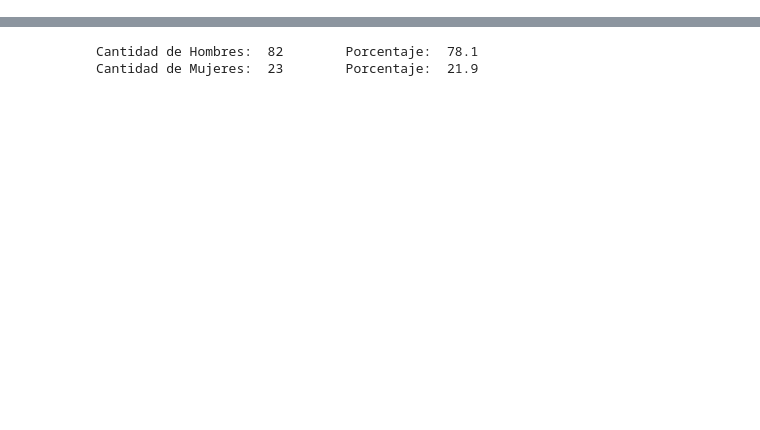
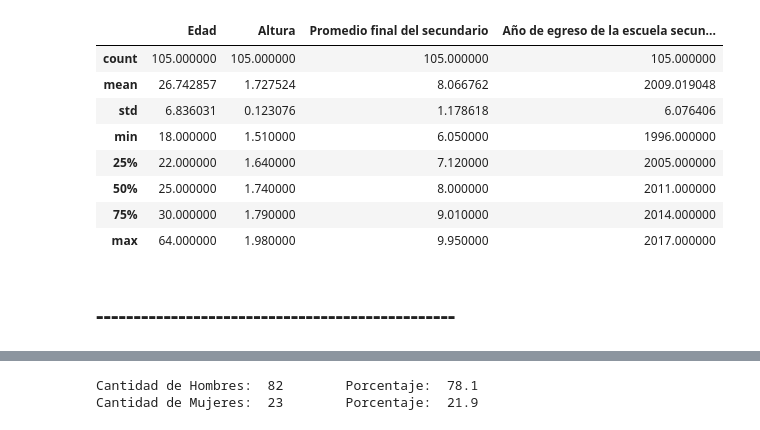
Before and after one commit to d4niel-san/Probabilidad-Aplicada, a Jupyter notebook: TP Final - Mermoz.ipynb, the cells around one changed output, grey strips where cells are left out. Saved outputs shown, nothing was run; the diff lists cells and outputs as text; code cells hidden in the pictures; blank space fills up the shorter version.

```diff
--- a/TP Final - Mermoz.ipynb
+++ b/TP Final - Mermoz.ipynb
@@ -20,0 +61,14 @@ Hay un total de  105  datos en  23  columnas cargados correctamente
+# %%
+df.describe()
+# %% [output]
+|  | Edad | Altura | Promedio final del secundario | Año de egreso de la escuela secun... |
+| count | 105.000000 | 105.000000 | 105.000000 | 105.000000 |
+| mean | 26.742857 | 1.727524 | 8.066762 | 2009.019048 |
+| std | 6.836031 | 0.123076 | 1.178618 | 6.076406 |
+| min | 18.000000 | 1.510000 | 6.050000 | 1996.000000 |
+| 25% | 22.000000 | 1.640000 | 7.120000 | 2005.000000 |
+| 50% | 25.000000 | 1.740000 | 8.000000 | 2011.000000 |
+| 75% | 30.000000 | 1.790000 | 9.010000 | 2014.000000 |
+| max | 64.000000 | 1.980000 | 9.950000 | 2017.000000 |
+# %% [markdown]
+## ------------------------------------------------
```
Also changed, not shown: parts of 25 cells of this notebook, 2 other files.
